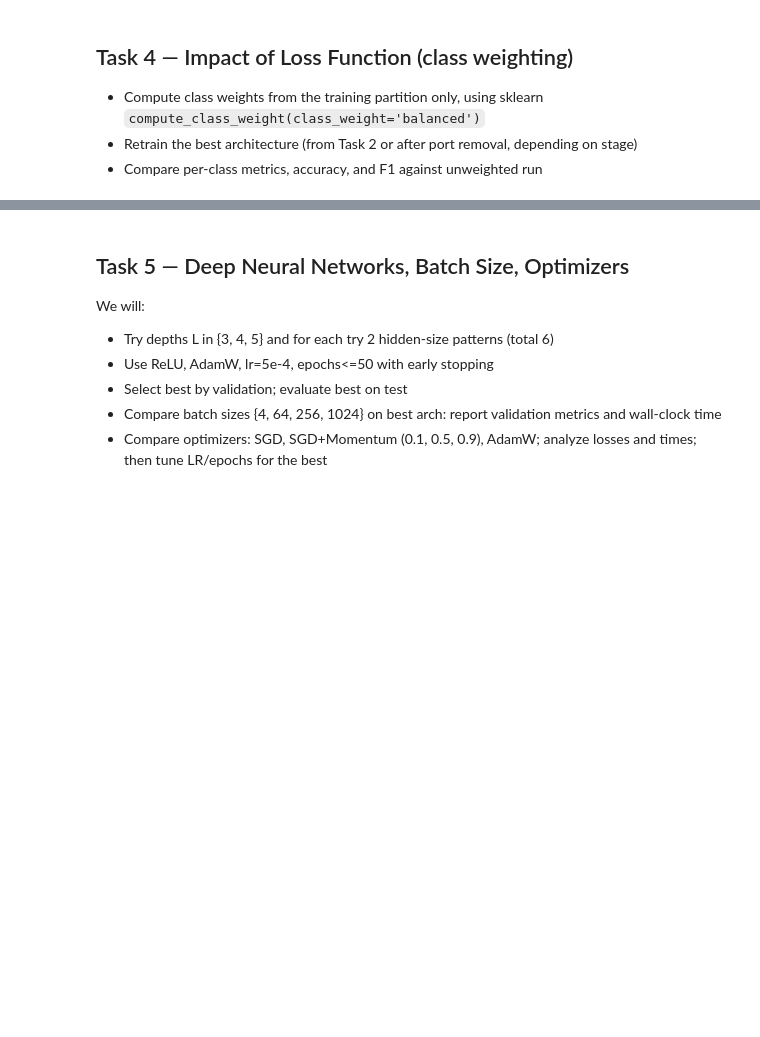
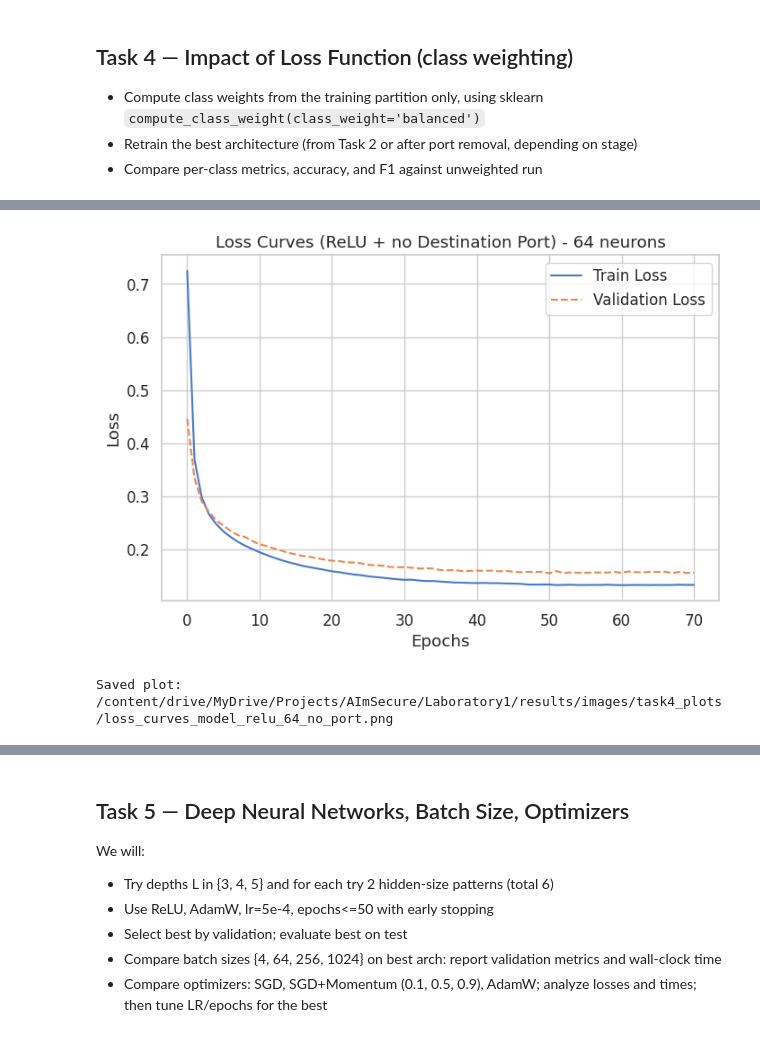
Before and after one commit to AImSecure/Laboratory1, a Jupyter notebook: lab/notebooks/Lab1_FFNN.ipynb, the cells around one changed output, grey strips where cells are left out. Saved outputs shown, nothing was run; the diff lists cells and outputs as text; code cells hidden in the pictures; blank space fills up the shorter version.

```diff
--- a/lab/notebooks/Lab1_FFNN.ipynb
+++ b/lab/notebooks/Lab1_FFNN.ipynb
@@ -1044,4 +1084,8 @@ Saved plot: /content/drive/MyDrive/Projects/AImSecure/Laboratory1/results/images
 - Compute class weights from the training partition only, using sklearn `compute_class_weight(class_weight='balanced')`
 - Retrain the best architecture (from Task 2 or after port removal, depending on stage)
 - Compare per-class metrics, accuracy, and F1 against unweighted run
+# %%
+# Create directory for plots
+save_dir = results_path + 'images/' + 'task4_plots/'
+os.makedirs(save_dir, exist_ok=True)
 # %%
@@ -1141,0 +1161,27 @@ Epoch 100/100 - Train Loss: 0.1157, Val Loss: 0.1349
+# %%
+# Retrain the best model with ReLU activation using the new data
+print(f"\nRetraining best model ({best_n} neurons, ReLU activation) on data without 'Destination Port'...")
+
+# Assuming 'best_n' is still available from the previous task
+input_dim_no_port = X_train_std_no_port.shape[1]
+output_dim_no_port = len(np.unique(y_train_no_port))
+
+# Set hyperparameters (same as best ReLU model from Task 2)
+model_relu_no_port = ShallowNN(input_dim_no_port, best_n, output_dim_no_port, activation='relu')
+min_delta = 0.00001
+patience = 20
+criterion = nn.CrossEntropyLoss() # Start with unweighted loss
+optimizer = optim.AdamW(model_relu_no_port.parameters(), lr=0.0005)
+epochs = 150
+
+# Training
+model_relu_no_port, train_loss_relu_no_port, val_loss_relu_no_port = train_model(
+    model_relu_no_port,
+    train_loader_no_port,
+    val_loader_no_port,
+    epochs,
+    optimizer,
+    criterion,
+    min_delta,
+    patience
+)
@@ -1142,3 +1206,19 @@ Epoch 100/100 - Train Loss: 0.1157, Val Loss: 0.1349
+# %%
+# Plot loss curve
+plt.figure(figsize=(8,5))
+plt.plot(train_loss_relu_no_port, label='Train Loss')
+plt.plot(val_loss_relu_no_port, '--', label='Validation Loss')
+plt.xlabel('Epochs')
+plt.ylabel('Loss')
+plt.title(f'Loss Curves (ReLU + no Destination Port) - {best_n} neurons')
+plt.legend()
+plt.show()
+
+# Save the plot to the specified path
+save_plot(fig, f"loss_curves_model_relu_{best_n}_no_port", save_dir)
+# %% [output]
+[figure, added]
+Saved plot: /content/drive/MyDrive/Projects/AImSecure/Laboratory1/results/images/task4_plots/loss_curves_model_relu_64_no_port.png
 # %%
 report_test_modified = evaluate_model(model_relu_no_port, X_test_tensor_no_port, y_test_no_port)
 print(report_test_modified)
```
Also changed, not shown: parts of 36 cells of this notebook.
